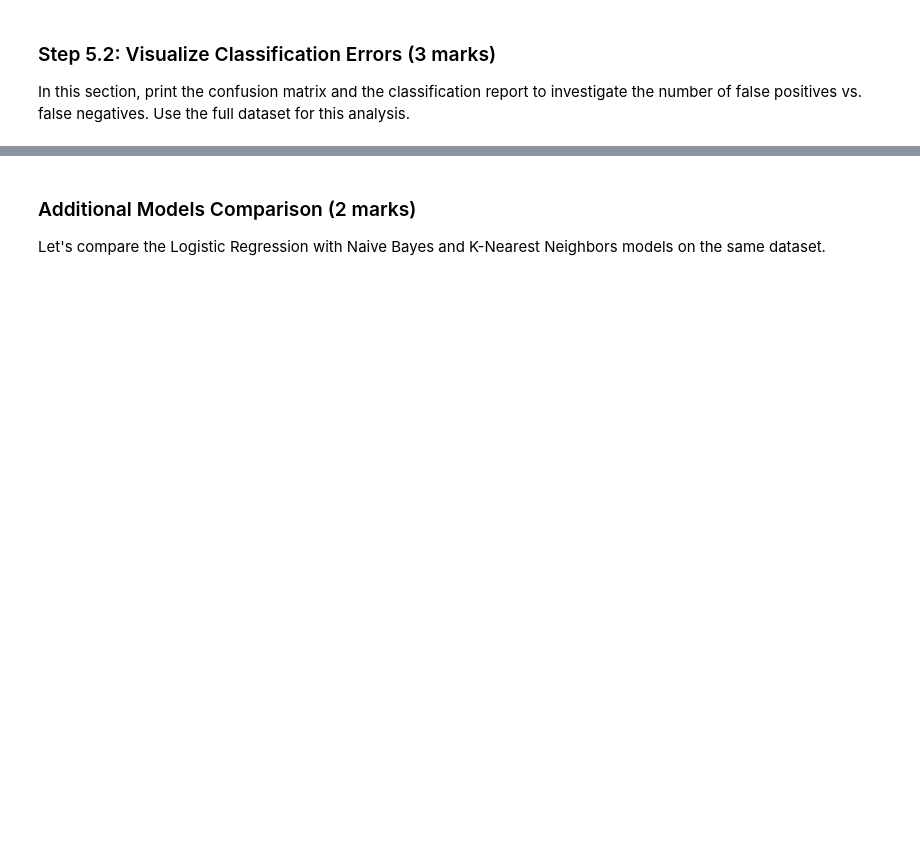
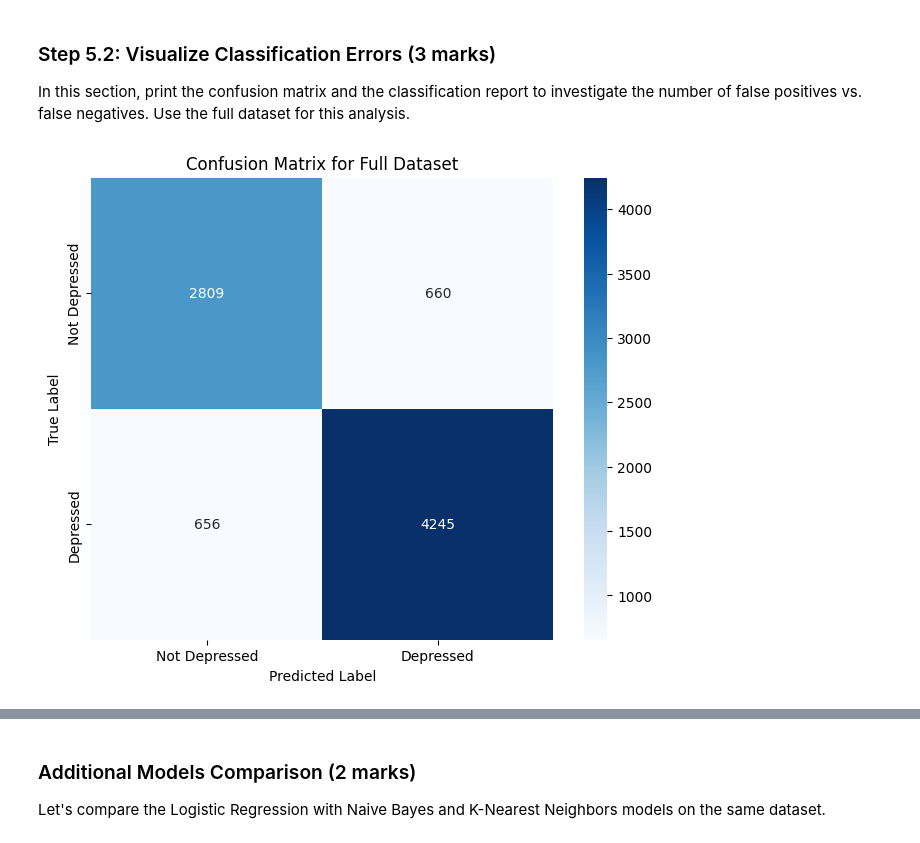
Before and after one commit to WoodenArmor/ENGG680_2025_Fall, a Jupyter notebook: Lab_Assignment2/Assignment2_Upload.ipynb, the cells around one changed output, grey strips where cells are left out. Cells and saved outputs as stored; diff of their text form; code cells hidden in the pictures; blank space fills up the shorter version.

```diff
--- a/Lab_Assignment2/Assignment2_Upload.ipynb
+++ b/Lab_Assignment2/Assignment2_Upload.ipynb
@@ -1251,23 +1356,33 @@ In this section, print the confusion matrix and the classification report to inv
 # %%
 from sklearn.metrics import confusion_matrix
-# Calculate confusion matrix: confusion_matrix()
+
+# Retrieve target vector and predicted values for testing set using full dataset
 # (1 marks)
+# Note: 70% training set, 30% testing set
 
 
+
+
+y_pred_full = model_full.predict(X_test_full)
+
+# Calculate confusion matrix: confusion_matrix()
+conf_mat = confusion_matrix(y_test_full, y_pred_full)
 
 # Print confusion matrix using a heatmap: sns.heatmap()
 plt.figure(figsize=(8, 6))
 sns.heatmap(conf_mat,
            xticklabels=['Not Depressed', 'Depressed'],
            yticklabels=['Not Depressed', 'Depressed'],
            square=True,
            annot=True,
            cbar=True,
            fmt='d',
            cmap='Blues')
-plt.xlabel(   )
-plt.ylabel(   )
-plt.title(   )
+plt.xlabel('Predicted Label')
+plt.ylabel('True Label')
+plt.title('Confusion Matrix for Full Dataset')
 plt.show()
+# %% [output]
+[figure, added]
 # %%
 from sklearn.metrics import classification_report
```
Also changed, not shown: parts of 22 cells of this notebook.
